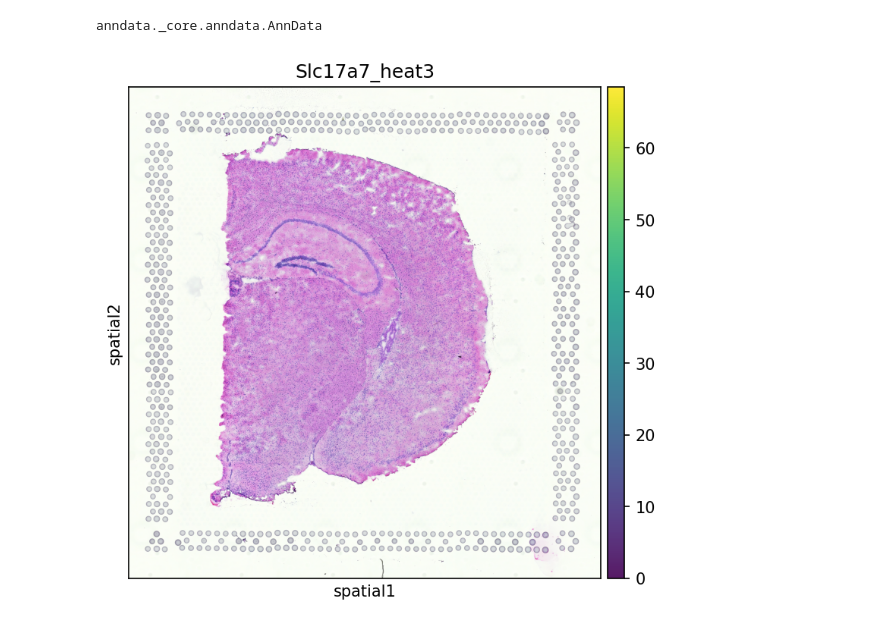
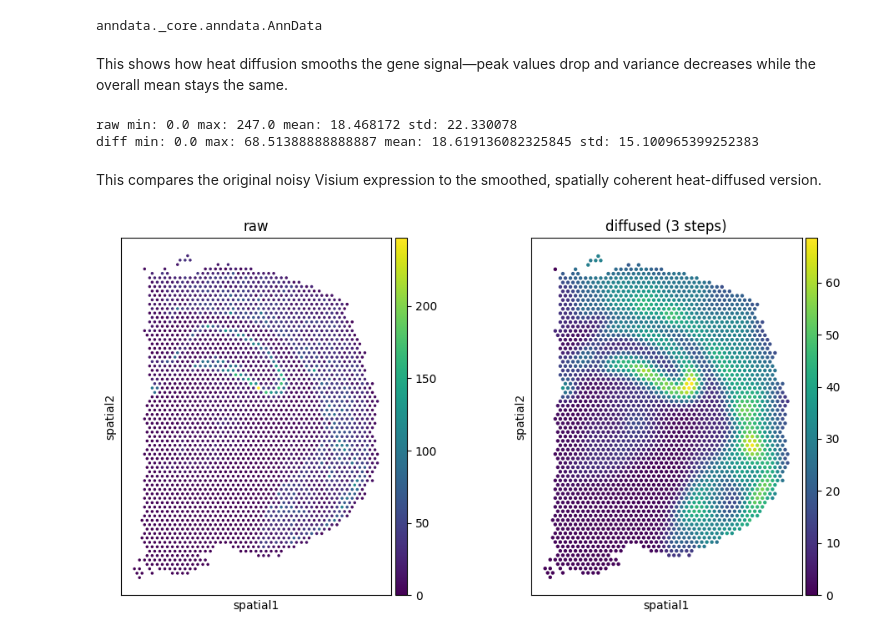
Before and after one commit to smritivaidyanathan/istarc, a Jupyter notebook: notebooks/heat_diffusion.ipynb, the cells around one changed output. Cells and saved outputs as stored; diff of their text form; code cells hidden in the pictures.

Commit message:
added plots for heat diffusion, deleted starfysh.ipynb, and also changed machine paths to project scope paths in starfysh_updated.ipynb

```diff
--- a/notebooks/heat_diffusion.ipynb
+++ b/notebooks/heat_diffusion.ipynb
@@ -138,31 +135,57 @@ else:
 type(adata)
 # %% [output]
 anndata._core.anndata.AnnData
-# %%
-import pandas as pd
-
-col = "Slc17a7_heat3"   # whichever gene_heat you want to plot
-
-vals_series = adata.obs[col]
-if isinstance(vals_series, pd.DataFrame):
-    # Take the first column if duplicates somehow appear
-    vals_series = vals_series.iloc[:, 0]
-
-adata.obs[col] = pd.to_numeric(vals_series, errors="coerce")
-
-
-sq.pl.spatial_scatter(
-    adata,
-    color=col,
-    img=img_np,
-    size=size_pts2,
-    alpha=0.9,
-    dpi=dpi,
-    spatial_key=spatial_key,
-)
-# %% [output]
-[figure, removed]
 # %%
 # Save as h5ad for Starfysh
 adata.write_h5ad("../data/visium_mouse_brain_heat.h5ad")
 np.save("../data/visium_mouse_brain_img.npy", img_np)
+# %% [markdown]
+This shows how heat diffusion smooths the gene signal—peak values drop and variance decreases while the overall mean stays the same.
+# %%
+import numpy as np
+
+gene = "Slc17a7"
+diff_col = f"{gene}_heat3"
+
+raw_vals  = np.ravel(adata[:, gene].X.todense() if hasattr(adata.X, "todense") else adata[:, gene].X)
+diff_vals = adata.obs[diff_col].to_numpy()
+
+for name, vals in [("raw", raw_vals), ("diff", diff_vals)]:
+    print(name, "min:", vals.min(), "max:", vals.max(), "mean:", vals.mean(), "std:", vals.std())
+# %% [output]
+raw min: 0.0 max: 247.0 mean: 18.468172 std: 22.330078
+diff min: 0.0 max: 68.51388888888887 mean: 18.619136082325845 std: 15.100965399252383
+# %% [markdown]
+This compares the original noisy Visium expression to the smoothed, spatially coherent heat-diffused version.
+# %%
+import matplotlib.pyplot as plt
+
+gene = "Slc17a7"
+raw_col  = f"{gene}_raw"    # if you stored it
+diff_col = f"{gene}_heat3"
+
+fig, axs = plt.subplots(1, 2, figsize=(10, 5))
+
+sq.pl.spatial_scatter(
+    adata,
+    color=raw_col,
+    img=None,              # <-- no H&E
+    size=40,
+    spatial_key=spatial_key,
+    ax=axs[0],
+)
+axs[0].set_title("raw")
+
+sq.pl.spatial_scatter(
+    adata,
+    color=diff_col,
+    img=None,
+    size=50,
+    spatial_key=spatial_key,
+    ax=axs[1],
+)
+axs[1].set_title("diffused (3 steps)")
+
+plt.tight_layout()
+# %% [output]
+[figure, added]
```
Also changed, not shown: parts of 4 cells of this notebook, 17 other files.
